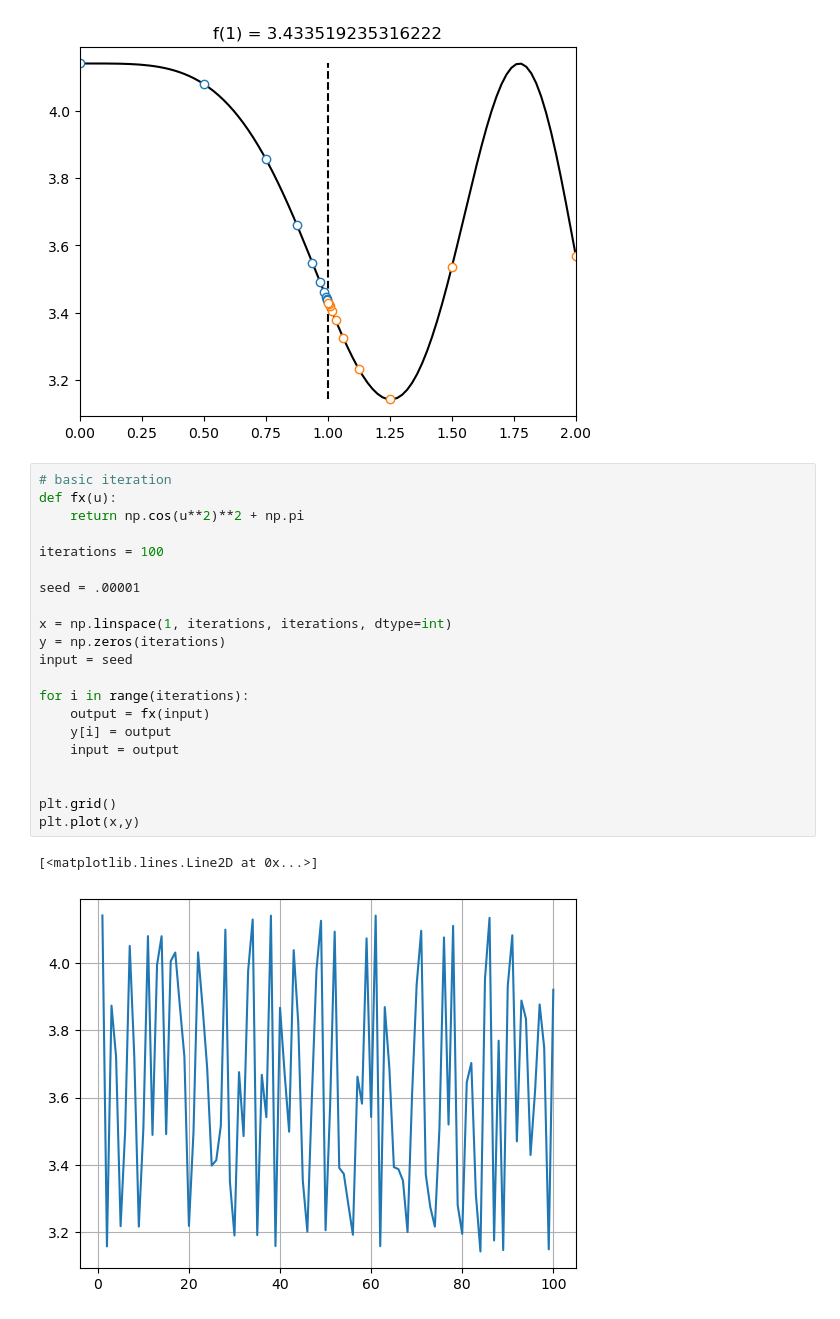
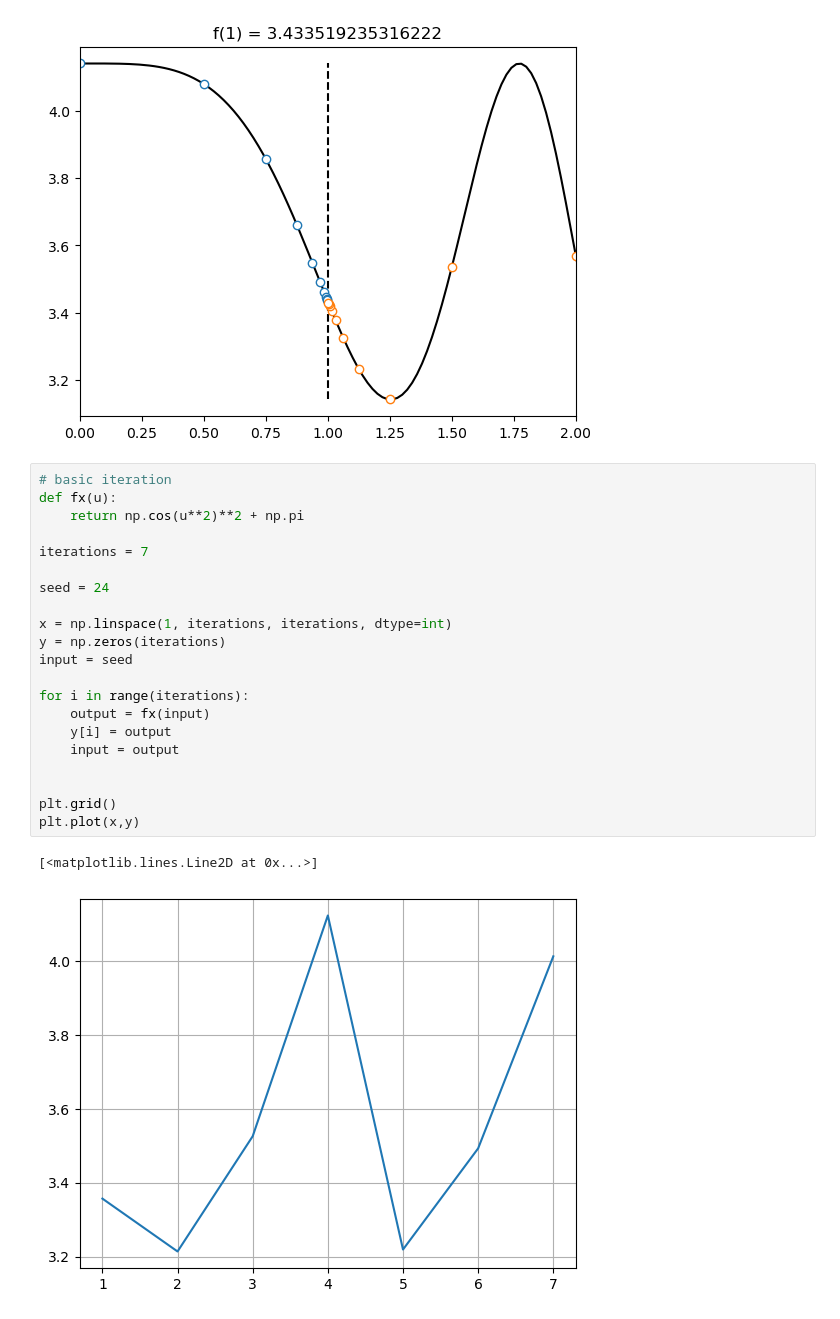
Before and after one commit to BrentGrammer/PROGNOTES, a Jupyter notebook: Calculus/zenosparadox.ipynb, the cells around one changed output. Saved outputs shown, nothing was run; the diff lists cells and outputs as text.

Commit message:
add iteration file

```diff
--- a/Calculus/zenosparadox.ipynb
+++ b/Calculus/zenosparadox.ipynb
@@ -93,24 +93,24 @@ plt.show()
 # %%
 # basic iteration
 def fx(u):
     return np.cos(u**2)**2 + np.pi
 
-iterations = 100
+iterations = 7
 
-seed = .00001
+seed = 24
 
 x = np.linspace(1, iterations, iterations, dtype=int)
 y = np.zeros(iterations)
 input = seed
 
 for i in range(iterations):
     output = fx(input)
     y[i] = output
     input = output
 
 
 plt.grid()
 plt.plot(x,y)
 # %% [output]
 [<matplotlib.lines.Line2D at 0x...>]
-[figure, old version]
+[figure, new version]
```
Also changed, not shown: 1 other file.
